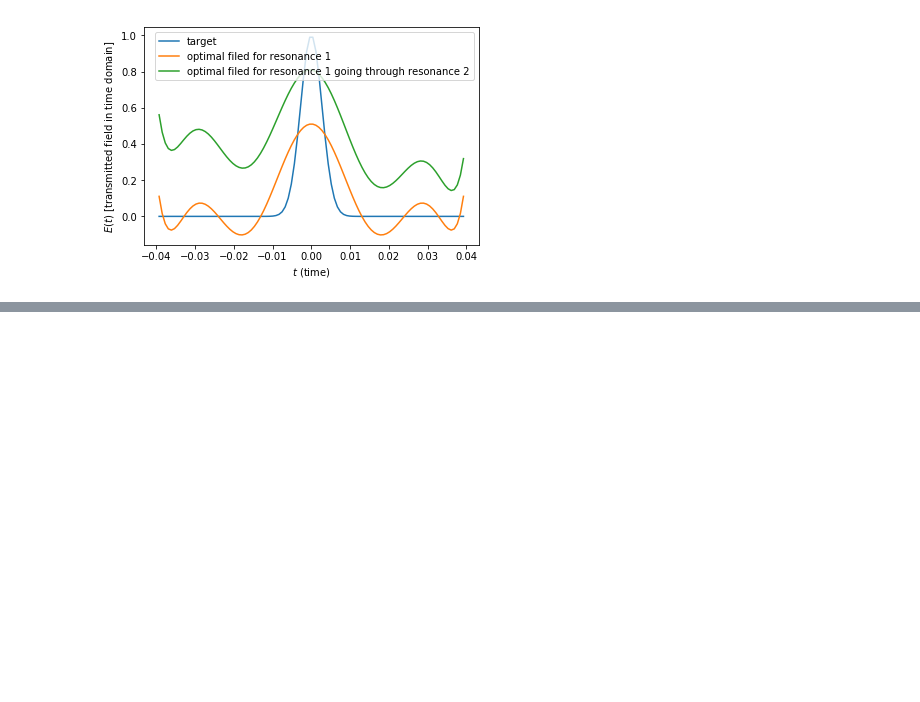
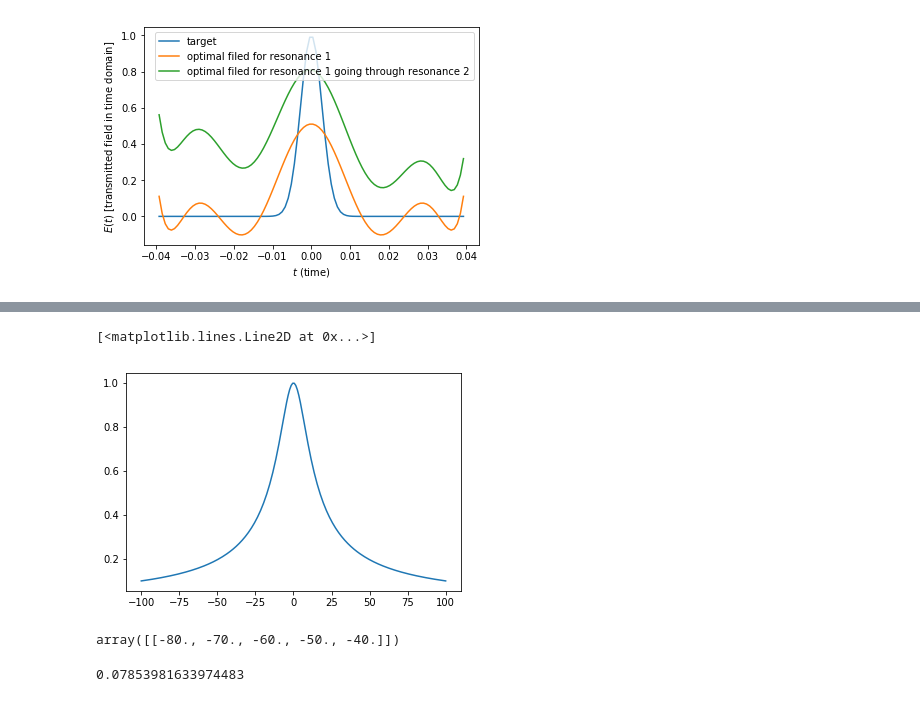
Before and after one commit to dibondar/miscellaneous, a Jupyter notebook: superoscilations.ipynb, the cells around one changed output, grey strips where cells are left out. Drawn from its saved outputs; the diff is of its cells as text; code cells hidden in the pictures; blank space fills up the shorter version.

```diff
--- a/superoscilations.ipynb
+++ b/superoscilations.ipynb
@@ -109,0 +110,15 @@ plt.show()
+# %%
+total_omega = np.linspace(-100, 100, 200)
+
+plt.plot(total_omega, np.abs(1. / (1. + 1j * total_omega * 0.1)))
+# %% [output]
+[<matplotlib.lines.Line2D at 0x...>]
+[figure, added]
+# %%
+res.omega_measurements
+# %% [output]
+array([[-80., -70., -60., -50., -40.]])
+# %%
+np.pi / 40
+# %% [output]
+0.07853981633974483
```
Also changed, not shown: parts of 2 cells of this notebook.
